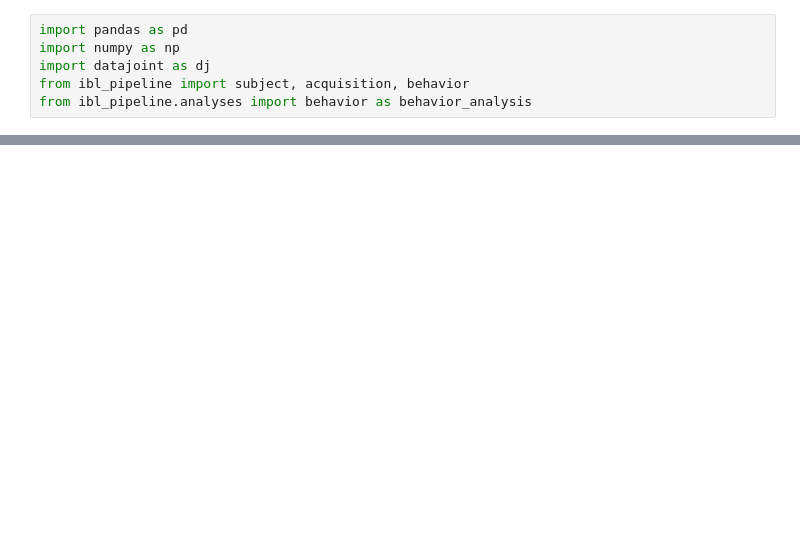
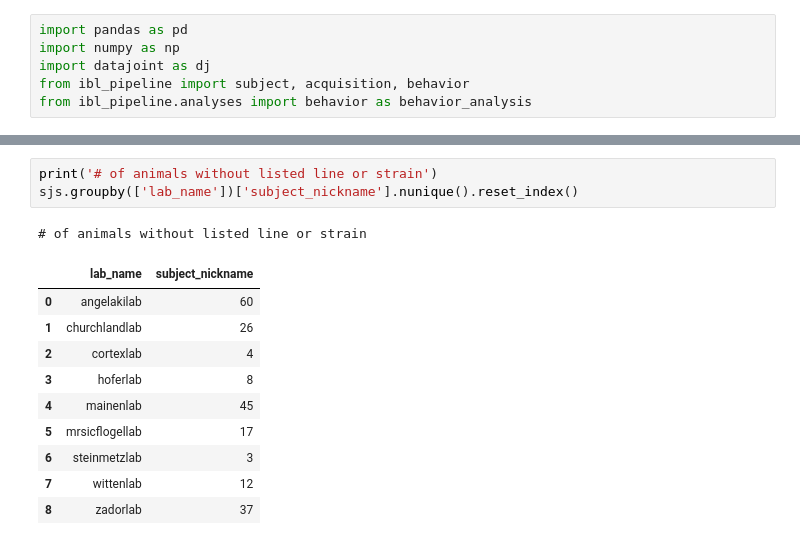
Before and after one commit to int-brain-lab/analysis, a Jupyter notebook: python/line_strain_missing.ipynb, the cells around one changed output, grey strips where cells are left out. Saved outputs shown, nothing was run; the diff lists cells and outputs as text; blank space fills up the shorter version.

```diff
--- a/python/line_strain_missing.ipynb
+++ b/python/line_strain_missing.ipynb
@@ -31,0 +35,15 @@ sjs.fetch(format='frame').reset_index()
+# %%
+print('# of animals without listed line or strain')
+sjs.groupby(['lab_name'])['subject_nickname'].nunique().reset_index()
+# %% [output]
+# of animals without listed line or strain
+|  | lab_name | subject_nickname |
+| 0 | angelakilab | 60 |
+| 1 | churchlandlab | 26 |
+| 2 | cortexlab | 4 |
+| 3 | hoferlab | 8 |
+| 4 | mainenlab | 45 |
+| 5 | mrsicflogellab | 17 |
+| 6 | steinmetzlab | 3 |
+| 7 | wittenlab | 12 |
+| 8 | zadorlab | 37 |
```
Also changed, not shown: parts of 2 cells of this notebook, 1 other file.
